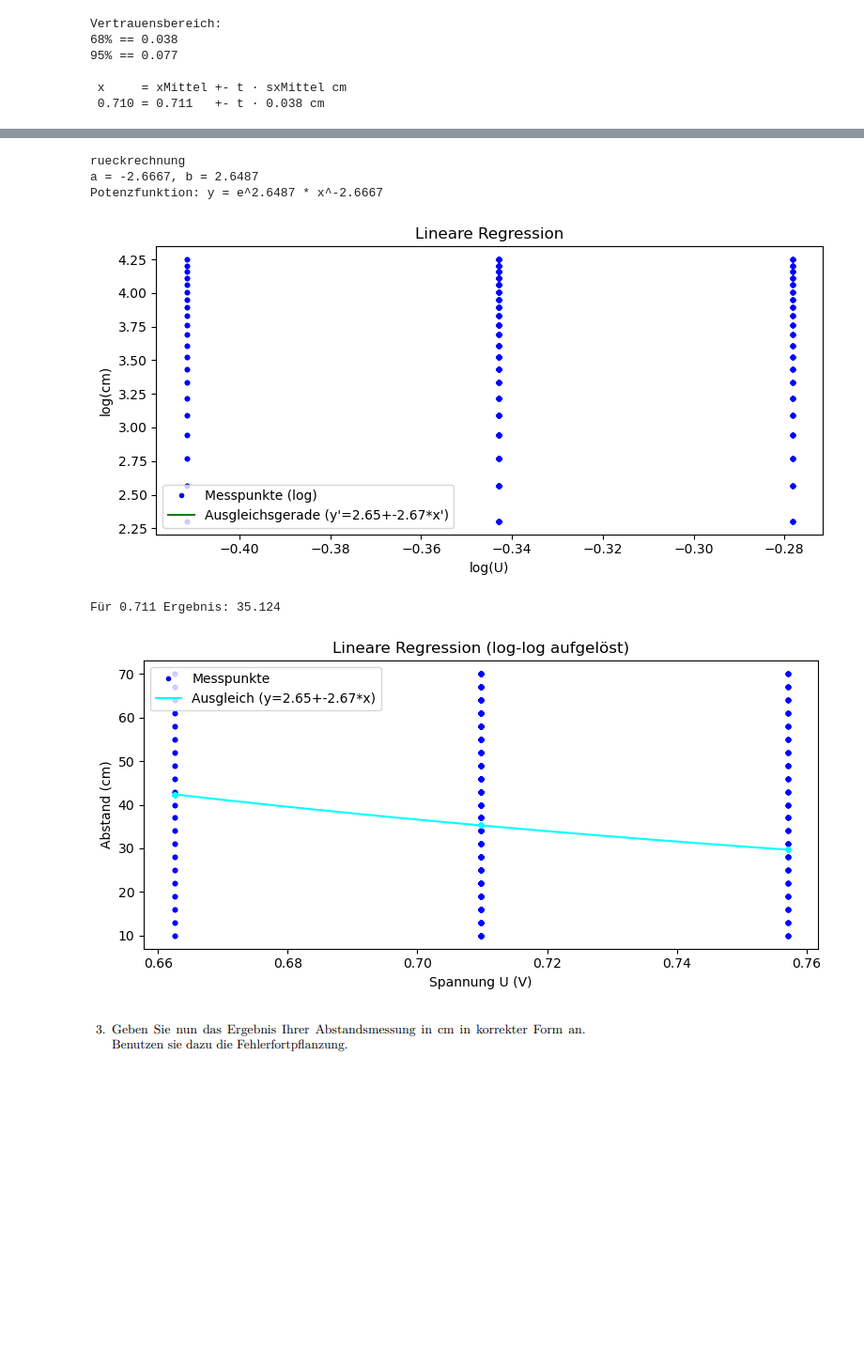
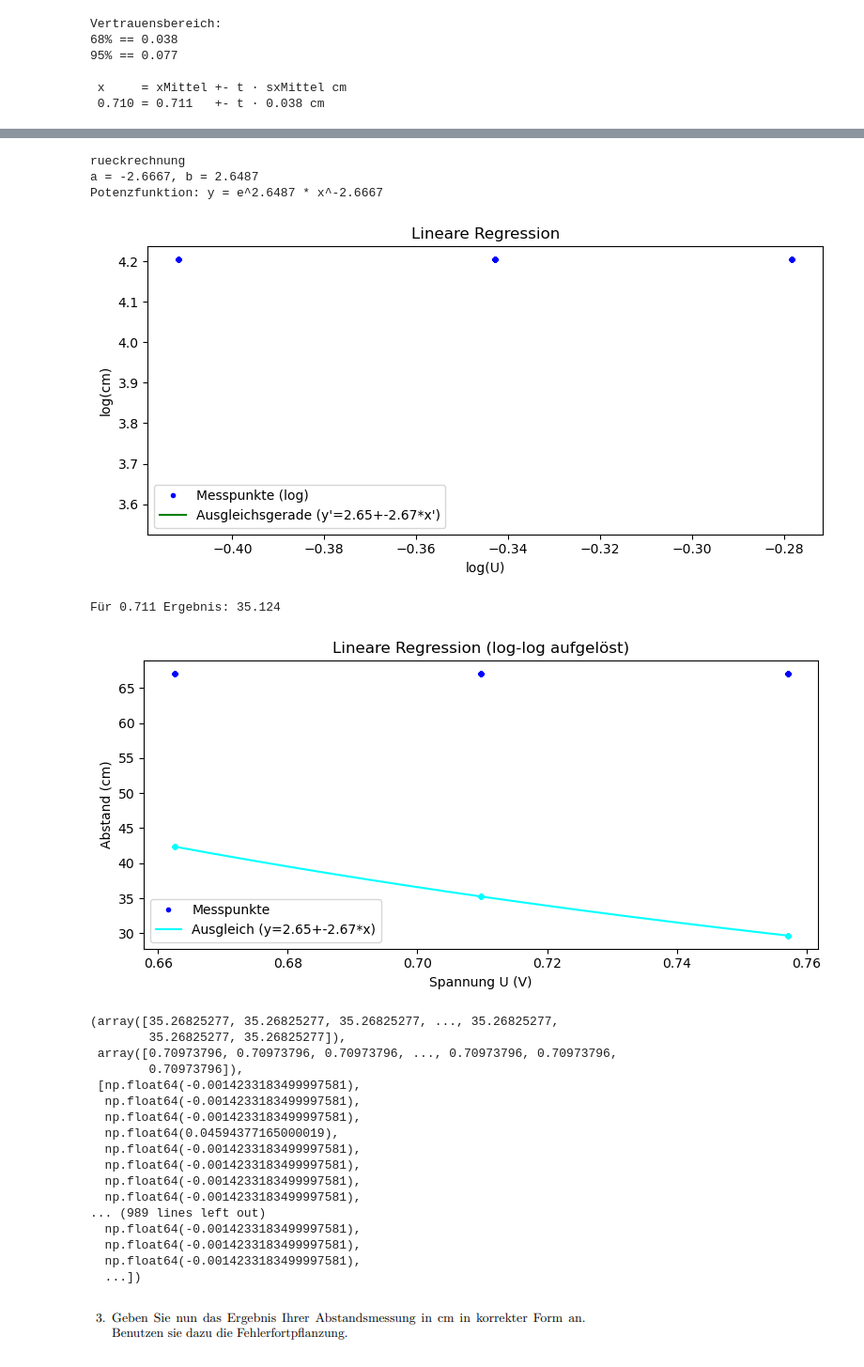
Before and after one commit to NikitaKusch01/TechGrudeKI, a Jupyter notebook: Labor1/datenverarbeitung.ipynb, the cells around one changed output, grey strips where cells are left out. Shown at 94% size. Saved outputs shown, nothing was run; the diff lists cells and outputs as text; code cells hidden in the pictures; blank space fills up the shorter version.

```diff
--- a/Labor1/datenverarbeitung.ipynb
+++ b/Labor1/datenverarbeitung.ipynb
@@ -215,6 +216,7 @@ def logarythmierAll(dateipfad=""):
                 f"C:\\Users\\Nikita\\Desktop\\Technische Grundlagen der KI\\Labor1\\Versuch1_{cm}cm.csv"
             )
         else:
+            cm=67
             t, u, uM, stdu, emstd = rechne(dateipfad)
         for j in range(len(u)):
             xStrich=np.log(u)
@@ -261,6 +263,7 @@ def lineareRegression(dateipfad=""):
         if(dateipfad=="" or "cm.csv" in dateipfad):
             pfad = f"C:\\Users\\Nikita\\Desktop\\Technische Grundlagen der KI\\Labor1\\Versuch1_{cm}cm.csv"
         else:
+            cm=67
             pfad = dateipfad
 
         # Messwerte aus CSV-Datei einlesen
@@ -356,6 +359,7 @@ def rueckrechnung(dateipfad=""):
             pfad = f"C:\\Users\\Nikita\\Desktop\\Technische Grundlagen der KI\\Labor1\\Versuch1_{cm}cm.csv"
         else:
             # falls Pfad übergeben → diese Datei einlesen
+            cm=67
             pfad = dateipfad
 
         # einlesen der Daten aus CSV-Datei
@@ -426,7 +430,7 @@ def rueckrechnung(dateipfad=""):
     return y, x_all
 
 # Funktionsaufruf (Standard ohne Parameter)
-rueckrechnung()
+fang=rueckrechnung()
 # %% [output]
 a = -1.6022, b = 2.8514
 Potenzfunktion: y = e^2.8514 * x^-1.6022
@@ -478,10 +478,12 @@ def messfehlerErmittlung(dateipfad):
     wahresX = arythmetischesMittel
     klammersumme = 0
     n=len(x_all)
+    absoluterFehlerArr=[]
     for i in range(0,n):
         gemessenX = x_all[i]
 
         absoluterFehler = gemessenX - wahresX
+        absoluterFehlerArr.append(absoluterFehler)
         relativerFehler = absoluterFehler/ gemessenX # Angabe in %!
         zufälligerFehler = gemessenX-arythmetischesMittel
         systematischerFehler = arythmetischesMittel - wahresX
@@ -498,7 +500,7 @@ def messfehlerErmittlung(dateipfad):
           f"95% == {2*wegenEinzelwertenVerringerteEmpirischeStandardAbweichung:.3f}\n")
     print(" x     = xMittel +- t · sxMittel cm\n "+
           f"{gemessenX:.3f} = {arythmetischesMittel:.3f}   +- t · {wegenEinzelwertenVerringerteEmpirischeStandardAbweichung:.3f} cm\n")
-    return t,u,arythmetischesMittel, stdu, wegenEinzelwertenVerringerteEmpirischeStandardAbweichung
+    return t,u,arythmetischesMittel, stdu, wegenEinzelwertenVerringerteEmpirischeStandardAbweichung, absoluterFehlerArr
 
 fang=messfehlerErmittlung(r'C:\\Users\\Nikita\\Desktop\\Technische Grundlagen der KI\\Labor1\\Versuch1_DINA4_LAENGE.csv')
 # %% [output]
@@ -511,7 +513,7 @@ Vertrauensbereich:
 # %%
 def abstand(dateipfad):
     # Funktion gibt 5 Werte zurück
-    t, u, arythmetischesMittel, stdu, wegenEinzelwertenVerringerteEmpirischeStandardAbweichung = \
+    t, u, arythmetischesMittel, stdu, wegenEinzelwertenVerringerteEmpirischeStandardAbweichung, absoluterFehler = \
         messfehlerErmittlung(dateipfad)
 
     # danach kannst du sie direkt verwenden
@@ -520,10 +522,10 @@ def abstand(dateipfad):
     print("logarythmierAll")
     logarythmierAll(dateipfad)
     print("lineareRegression")
-    lineareRegression(dateipfad)
+    b,a = lineareRegression(dateipfad)
     print("rueckrechnung")
-    rueckrechnung(dateipfad)
-
+    ergebnis, punkte=rueckrechnung(dateipfad)
+    return ergebnis, punkte, absoluterFehler
 # Aufruf
 abstand(r'C:\\Users\\Nikita\\Desktop\\Technische Grundlagen der KI\\Labor1\\Versuch1_DINA4_LAENGE.csv')
 # %% [output]
@@ -545,8 +547,25 @@ Potenzfunktion: y = e^2.6487 * x^-2.6667
 rueckrechnung
 a = -2.6667, b = 2.6487
 Potenzfunktion: y = e^2.6487 * x^-2.6667
-[figure, old version]
+[figure, new version]
 Für 0.711 Ergebnis: 35.124
-[figure, old version]
+[figure, new version]
+(array([35.26825277, 35.26825277, 35.26825277, ..., 35.26825277,
+        35.26825277, 35.26825277]),
+ array([0.70973796, 0.70973796, 0.70973796, ..., 0.70973796, 0.70973796,
+        0.70973796]),
+ [np.float64(-0.0014233183499997581),
+  np.float64(-0.0014233183499997581),
+  np.float64(-0.0014233183499997581),
+  np.float64(0.04594377165000019),
+  np.float64(-0.0014233183499997581),
+  np.float64(-0.0014233183499997581),
+  np.float64(-0.0014233183499997581),
+  np.float64(-0.0014233183499997581),
+... (989 lines left out)
+  np.float64(-0.0014233183499997581),
+  np.float64(-0.0014233183499997581),
+  np.float64(-0.0014233183499997581),
+  ...])
 # %% [markdown]
 ![image.png](attachment:image.png)
```
Also changed, not shown: parts of 5 cells of this notebook, 12 other files.
